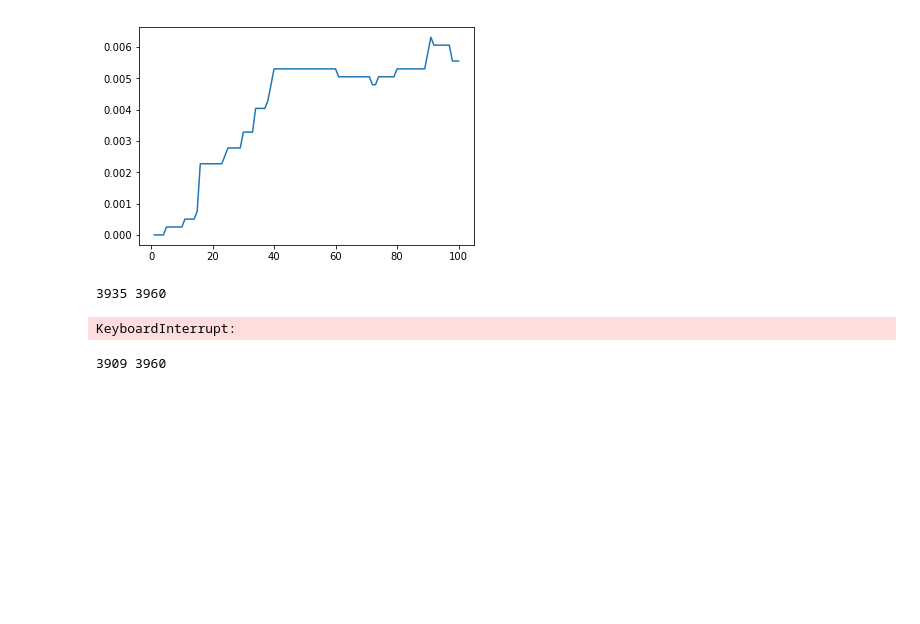
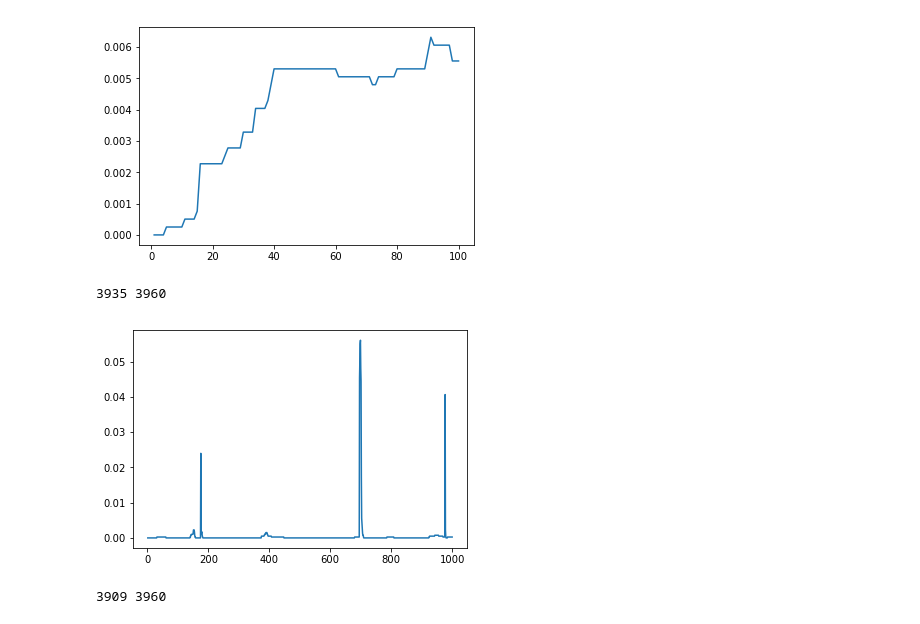
Before and after one commit to mcaballeroguillen/Redes_Neuronales, a Jupyter notebook: Red_Neuronal_1.ipynb, the cells around one changed output. Saved outputs shown, nothing was run; the diff lists cells and outputs as text; code cells hidden in the pictures; blank space fills up the shorter version.

```diff
--- a/Red_Neuronal_1.ipynb
+++ b/Red_Neuronal_1.ipynb
@@ -689,28 +689,28 @@ print(min(a[1]),l)
 # %%
 fabri = Fabrica()
 #fabri.getlr(0.3)
 capa2_1 = fabri.crearCapa(10,9) #Capa 6 pereceptrons 9 pesos cada quien
 capa2_2 = fabri.crearCapa(20,10) #Capa 3 perceptrones 6 pesos cada quien
 capa2_3 = fabri.crearCapa(4,20) #Capa 4 perceptrones 3 pesos
 red2= Red_Neuronal()
 red2.getcapinicial(capa2_1) #Capa incial.
 red2.getcapaintermedia(capa2_2) #Capa incial.
 red2.getcapfinal(capa2_3) #Capa final
 red2.enlazar()
 
 train=[xtrain,ytrain]
 test=[xtest,ytest]
 
-a=red2.entrenar(train,500,test)
+a=red2.entrenar(train,1000,test)
 
 b=[]
 l= len(xtest)
 for x in a[1]:
     b.append((l-x)/l)
 pyplot.plot(a[0],b)
 pyplot.show()
 # %% [output]
-KeyboardInterrupt:
+[figure, added]
 # %%
 print(min(a[1]),l)
 # %% [output]
```
Also changed, not shown: parts of 1 cell of this notebook.
